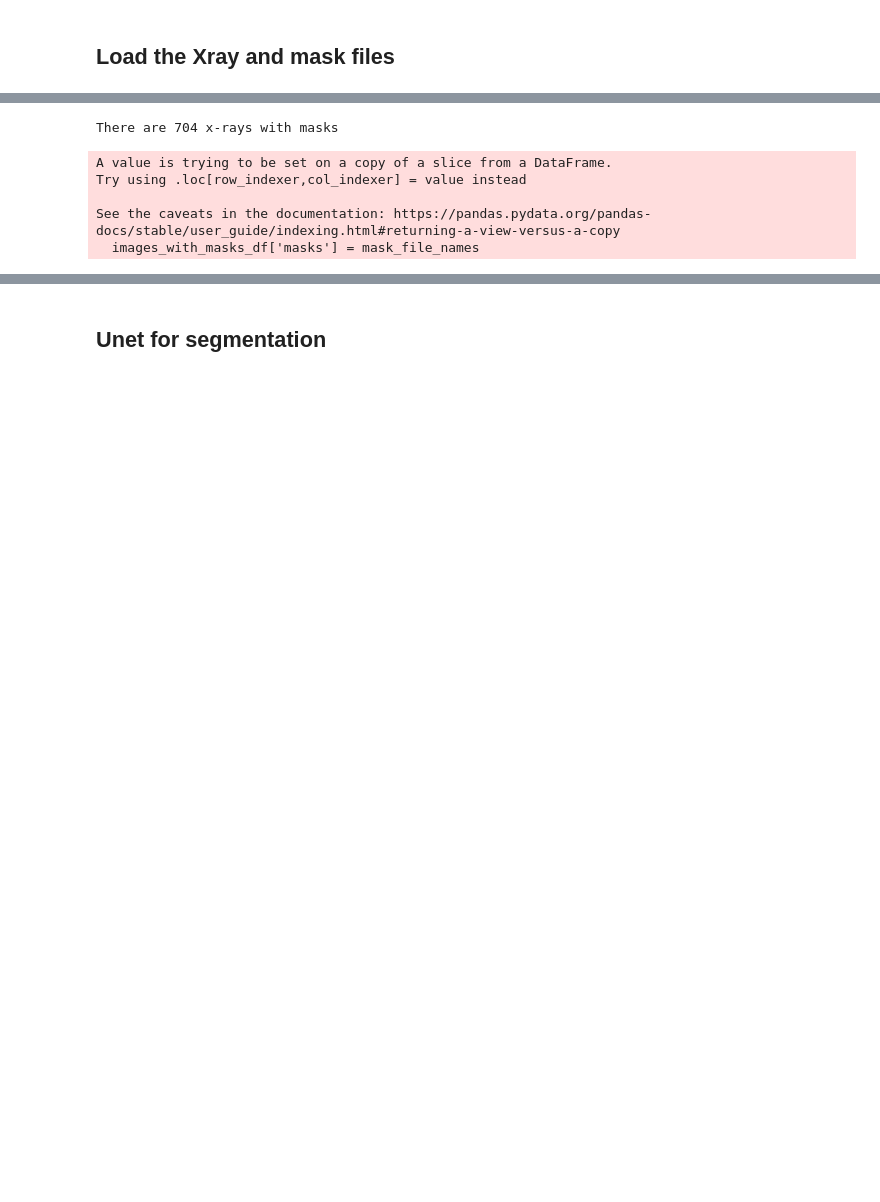
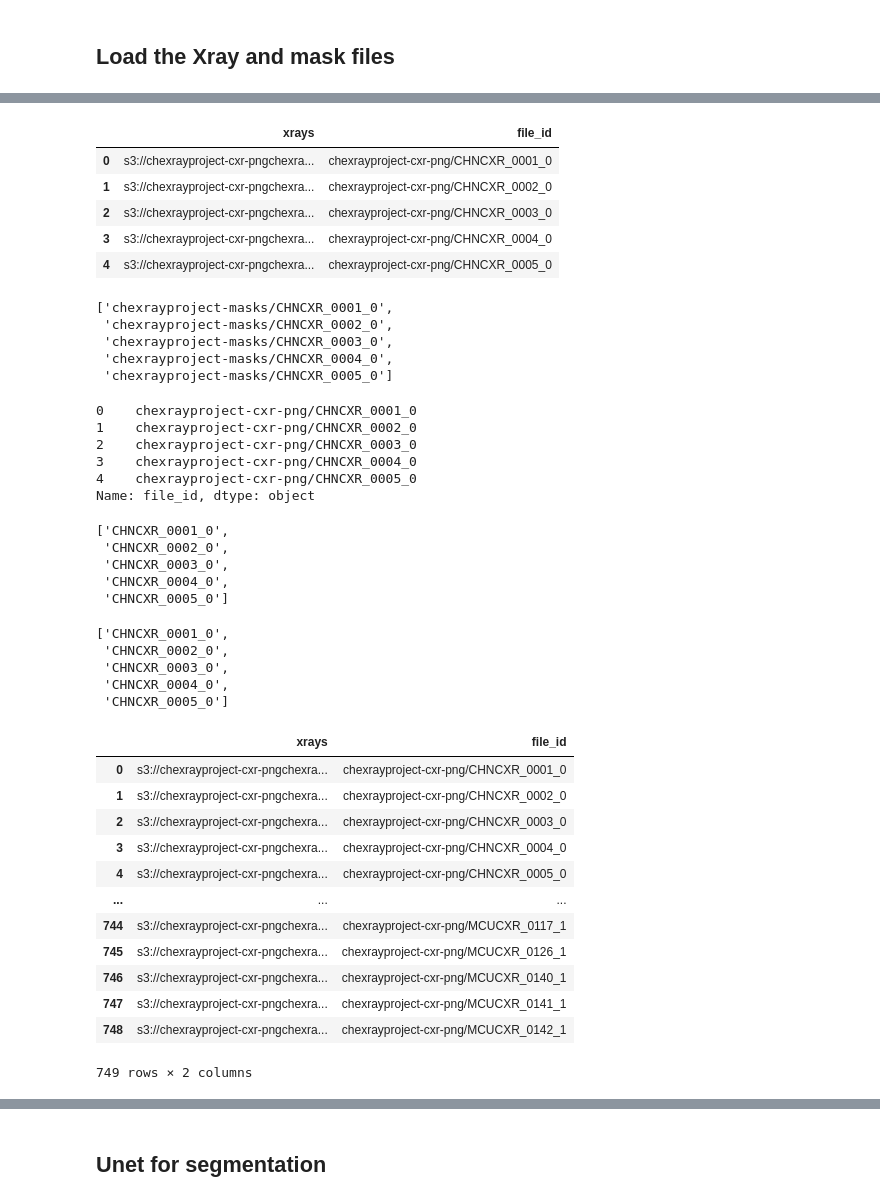
Before and after one commit to namarsha/latestchexpert, a Jupyter notebook: Segmentation_clean_out-of-memory-augmentation-masked_xrays.ipynb, the cells around one changed output, grey strips where cells are left out. Cells and saved outputs as stored; diff of their text form; code cells hidden in the pictures; blank space fills up the shorter version.

```diff
--- a/Segmentation_clean_out-of-memory-augmentation-masked_xrays.ipynb
+++ b/Segmentation_clean_out-of-memory-augmentation-masked_xrays.ipynb
@@ -108,7 +110,8 @@ base_dir
 # %%
-    #get all the Montgomery set files
-if RUNNING_ON_AWS == False:
-    mont_dir = ".\\input\\Montgomery\\MontgomerySet\\"
-    mont_paths = []
-    for filename in glob.iglob(mont_dir + "**/*", recursive=False):
-        mont_paths.append(filename)
+
+# #get all the Montgomery set files
+# if RUNNING_ON_AWS == False:
+#     mont_dir = ".\\input\\Montgomery\\MontgomerySet\\"
+#     mont_paths = []
+#     for filename in glob.iglob(mont_dir + "**/*", recursive=False):
+#         mont_paths.append(filename)
@@ -344,15 +357,60 @@ images_df = pd.DataFrame()
 images_df['xrays'] = image_file_names
 images_df['file_id'] = image_ids
 
-images_with_masks_df = images_df[images_df['file_id'].isin(mask_ids)]
-
-images_with_masks_df['masks'] = mask_file_names
-
-print("There are {} x-rays with masks".format(len(images_with_masks_df)))
+images_df.head()
 # %% [output]
-There are 704 x-rays with masks
-A value is trying to be set on a copy of a slice from a DataFrame.
-Try using .loc[row_indexer,col_indexer] = value instead
-
-See the caveats in the documentation: https://pandas.pydata.org/pandas-docs/stable/user_guide/indexing.html#returning-a-view-versus-a-copy
-  images_with_masks_df['masks'] = mask_file_names
+|  | xrays | file_id |
+| 0 | s3://chexrayproject-cxr-pngchexra... | chexrayproject-cxr-png/CHNCXR_0001_0 |
+| 1 | s3://chexrayproject-cxr-pngchexra... | chexrayproject-cxr-png/CHNCXR_0002_0 |
+| 2 | s3://chexrayproject-cxr-pngchexra... | chexrayproject-cxr-png/CHNCXR_0003_0 |
+| 3 | s3://chexrayproject-cxr-pngchexra... | chexrayproject-cxr-png/CHNCXR_0004_0 |
+| 4 | s3://chexrayproject-cxr-pngchexra... | chexrayproject-cxr-png/CHNCXR_0005_0 |
+# %%
+mask_ids[0:5]
+# %% [output]
+['chexrayproject-masks/CHNCXR_0001_0',
+ 'chexrayproject-masks/CHNCXR_0002_0',
+ 'chexrayproject-masks/CHNCXR_0003_0',
+ 'chexrayproject-masks/CHNCXR_0004_0',
+ 'chexrayproject-masks/CHNCXR_0005_0']
+# %%
+images_df['file_id'][0:5]
+# %% [output]
+0    chexrayproject-cxr-png/CHNCXR_0001_0
+1    chexrayproject-cxr-png/CHNCXR_0002_0
+2    chexrayproject-cxr-png/CHNCXR_0003_0
+3    chexrayproject-cxr-png/CHNCXR_0004_0
+4    chexrayproject-cxr-png/CHNCXR_0005_0
+Name: file_id, dtype: object
+# %%
+[file.split('/')[1] for file in images_df['file_id']][0:5]
+# %% [output]
+['CHNCXR_0001_0',
+ 'CHNCXR_0002_0',
+ 'CHNCXR_0003_0',
+ 'CHNCXR_0004_0',
+ 'CHNCXR_0005_0']
+# %%
+[mask.split('/')[1] for mask in mask_ids][0:5]
+# %% [output]
+['CHNCXR_0001_0',
+ 'CHNCXR_0002_0',
+ 'CHNCXR_0003_0',
+ 'CHNCXR_0004_0',
+ 'CHNCXR_0005_0']
+# %%
+images_df
+# %% [output]
+|  | xrays | file_id |
+| 0 | s3://chexrayproject-cxr-pngchexra... | chexrayproject-cxr-png/CHNCXR_0001_0 |
+| 1 | s3://chexrayproject-cxr-pngchexra... | chexrayproject-cxr-png/CHNCXR_0002_0 |
+| 2 | s3://chexrayproject-cxr-pngchexra... | chexrayproject-cxr-png/CHNCXR_0003_0 |
+| 3 | s3://chexrayproject-cxr-pngchexra... | chexrayproject-cxr-png/CHNCXR_0004_0 |
+| 4 | s3://chexrayproject-cxr-pngchexra... | chexrayproject-cxr-png/CHNCXR_0005_0 |
+| ... | ... | ... |
+| 744 | s3://chexrayproject-cxr-pngchexra... | chexrayproject-cxr-png/MCUCXR_0117_1 |
+| 745 | s3://chexrayproject-cxr-pngchexra... | chexrayproject-cxr-png/MCUCXR_0126_1 |
+| 746 | s3://chexrayproject-cxr-pngchexra... | chexrayproject-cxr-png/MCUCXR_0140_1 |
+| 747 | s3://chexrayproject-cxr-pngchexra... | chexrayproject-cxr-png/MCUCXR_0141_1 |
+| 748 | s3://chexrayproject-cxr-pngchexra... | chexrayproject-cxr-png/MCUCXR_0142_1 |
+749 rows × 2 columns
```
Also changed, not shown: parts of 27 cells of this notebook.
